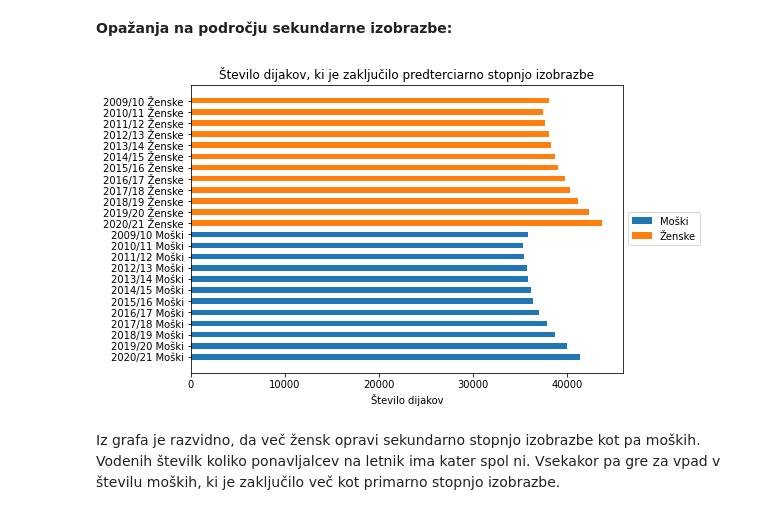
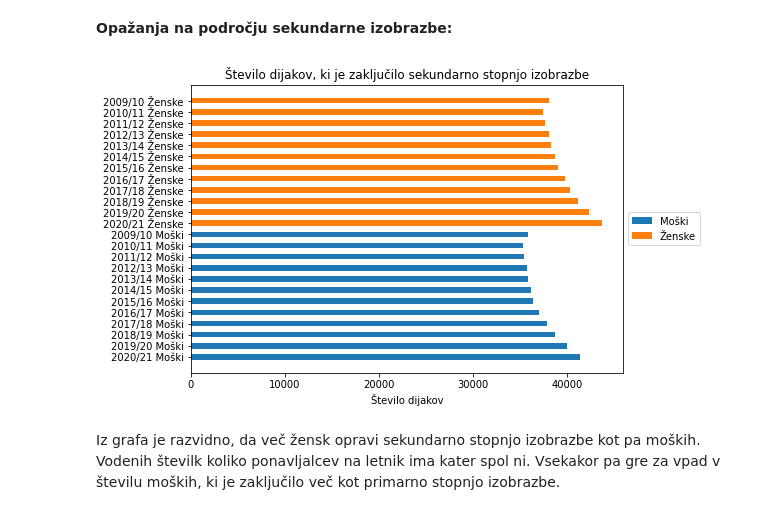
Before and after one commit to ShiftIsLost/PR-seminarska, a Jupyter notebook: Vprašanje 2.ipynb, the cells around one changed output. Drawn from its saved outputs; the diff is of its cells as text; code cells hidden in the pictures.

```diff
--- a/Vprašanje 2.ipynb
+++ b/Vprašanje 2.ipynb
@@ -160,35 +160,35 @@ x2 = list()
 for col in dijaki_vrsta_izobrazbe.columns:
     if("Moški" in col):
         x1.append(col)
         moski[col] = int(dijaki_vrsta_izobrazbe[col].iloc[0])
     if ("Ženske" in col):
         x2.append(col)
         zenske[col] = int(dijaki_vrsta_izobrazbe[col].iloc[0])
 x1 = x1[::-1]
 x2 = x2[::-1]
 x = x1 + x2
 
 moski = list(moski.values())
 zenske = list(zenske.values())
 ind = np.arange(len(x))
 
 
 width = 0.50
 fig = plt.figure()
 ax = fig.add_axes([0,0,1,1])
 b1 = ax.barh(x2, zenske, width)
 b2 = ax.barh(x1, moski, width)
 
-ax.set_title('Število dijakov, ki je zaključilo predterciarno stopnjo izobrazbe')
+ax.set_title('Število dijakov, ki je zaključilo sekundarno stopnjo izobrazbe')
 ax.set_xlabel('Število dijakov')
 ax.set_yticks(ind, x)
 # ax.bar_label(b1, label_type='center')
 # ax.bar_label(b2, label_type='center')
 
 ax.legend(labels=['Moški', 'Ženske'], loc='center left', bbox_to_anchor=(1, 0.5))
 plt.show()
 # %% [output]
-[figure, old version]
+[figure, new version]
 # %% [markdown]
 Iz grafa je razvidno, da več žensk opravi sekundarno stopnjo izobrazbe kot pa moških. Vodenih številk koliko ponavljalcev na letnik ima  kater spol ni. Vsekakor pa gre za vpad v številu moških, ki je zaključilo več kot primarno stopnjo izobrazbe.
 # %%
```
Also changed, not shown: 6 other files.
